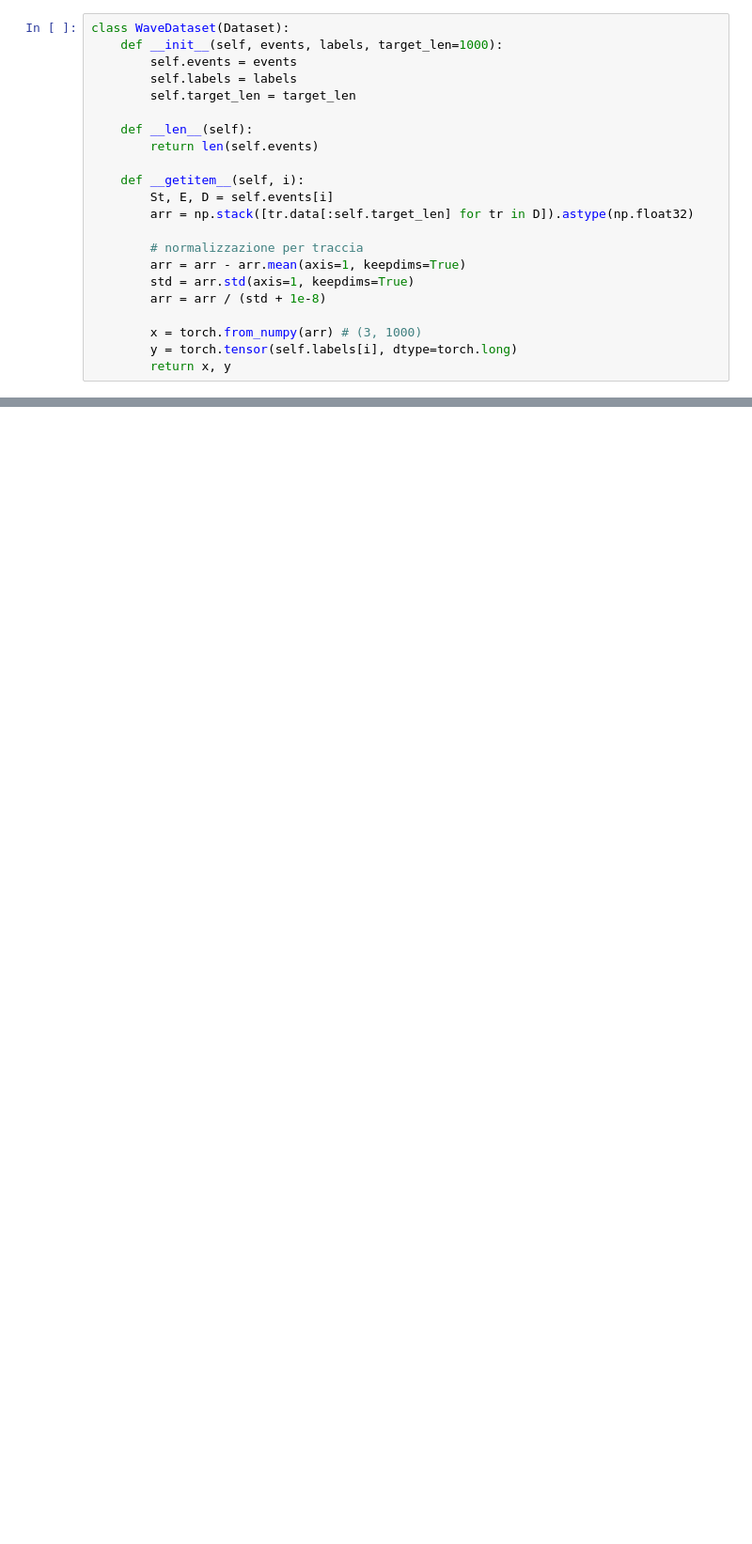
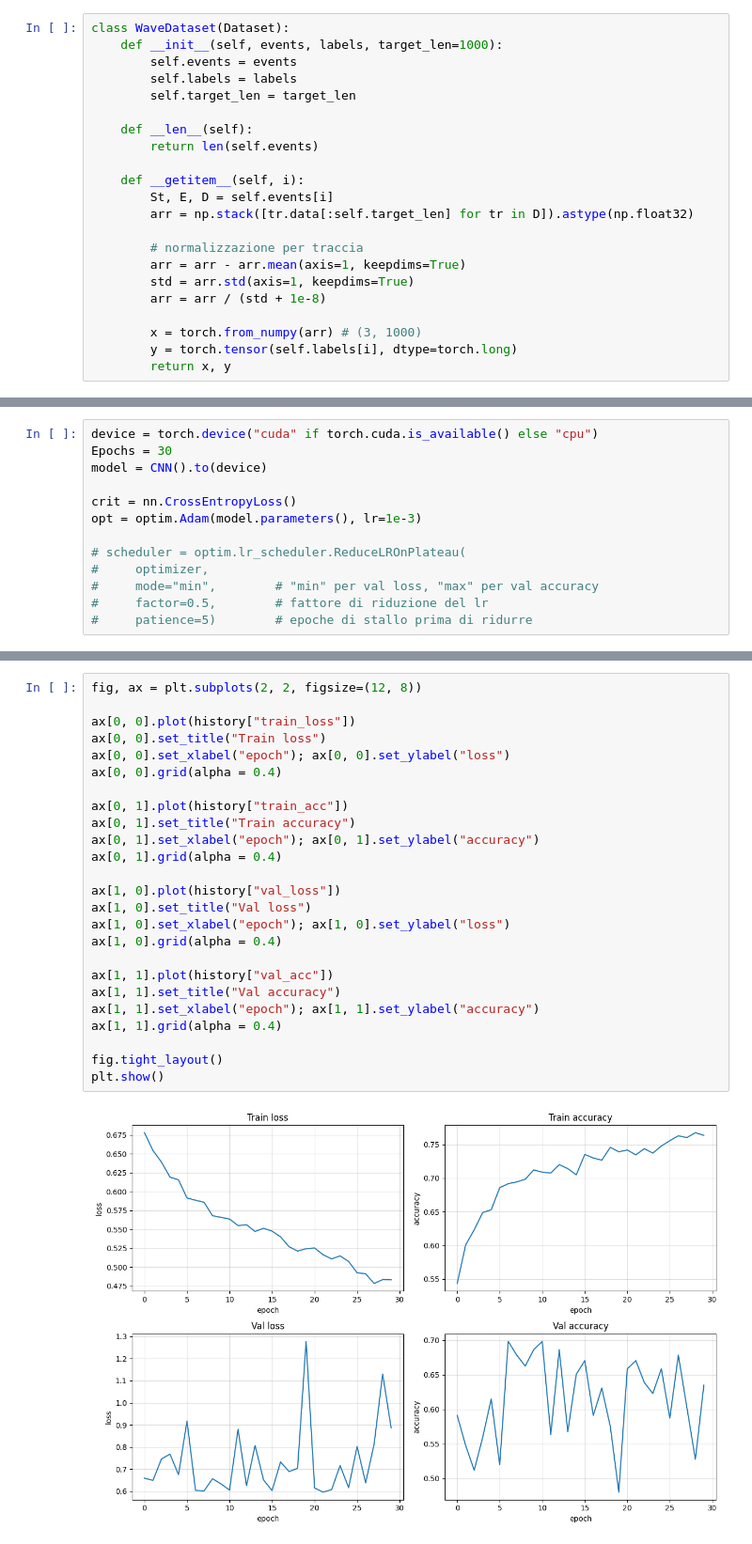
Before and after one commit to Mpinaz/Thesis, a Jupyter notebook: Model.ipynb, the cells around one changed output, grey strips where cells are left out. Shown at 94% size. Drawn from its saved outputs; the diff is of its cells as text; blank space fills up the shorter version.

```diff
--- a/Model.ipynb
+++ b/Model.ipynb
@@ -310,0 +288,13 @@ class RNN(nn.Module):
+# %%
+device = torch.device("cuda" if torch.cuda.is_available() else "cpu")
+Epochs = 30
+model = CNN().to(device)
+
+crit = nn.CrossEntropyLoss()
+opt = optim.Adam(model.parameters(), lr=1e-3)
+
+# scheduler = optim.lr_scheduler.ReduceLROnPlateau(
+#     optimizer,
+#     mode="min",        # "min" per val loss, "max" per val accuracy
+#     factor=0.5,        # fattore di riduzione del lr
+#     patience=5)        # epoche di stallo prima di ridurre
@@ -310,0 +356,27 @@ class RNN(nn.Module):
+# %%
+fig, ax = plt.subplots(2, 2, figsize=(12, 8))
+
+ax[0, 0].plot(history["train_loss"])
+ax[0, 0].set_title("Train loss")
+ax[0, 0].set_xlabel("epoch"); ax[0, 0].set_ylabel("loss")
+ax[0, 0].grid(alpha = 0.4)
+
+ax[0, 1].plot(history["train_acc"])
+ax[0, 1].set_title("Train accuracy")
+ax[0, 1].set_xlabel("epoch"); ax[0, 1].set_ylabel("accuracy")
+ax[0, 1].grid(alpha = 0.4)
+
+ax[1, 0].plot(history["val_loss"])
+ax[1, 0].set_title("Val loss")
+ax[1, 0].set_xlabel("epoch"); ax[1, 0].set_ylabel("loss")
+ax[1, 0].grid(alpha = 0.4)
+
+ax[1, 1].plot(history["val_acc"])
+ax[1, 1].set_title("Val accuracy")
+ax[1, 1].set_xlabel("epoch"); ax[1, 1].set_ylabel("accuracy")
+ax[1, 1].grid(alpha = 0.4)
+
+fig.tight_layout()
+plt.show()
+# %% [output]
+[figure, added]
```
Also changed, not shown: parts of 15 cells of this notebook.
